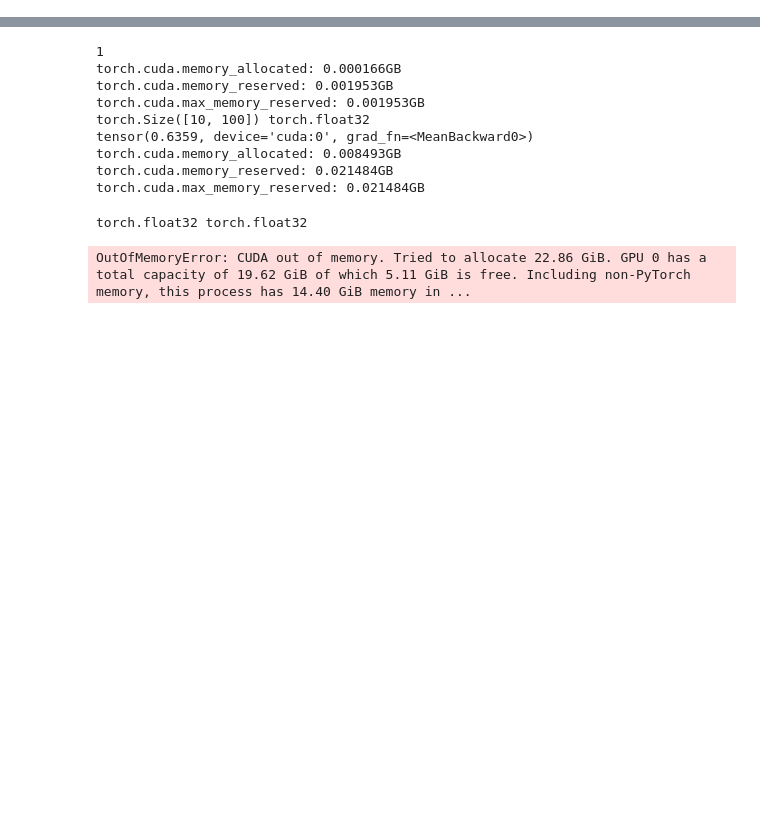
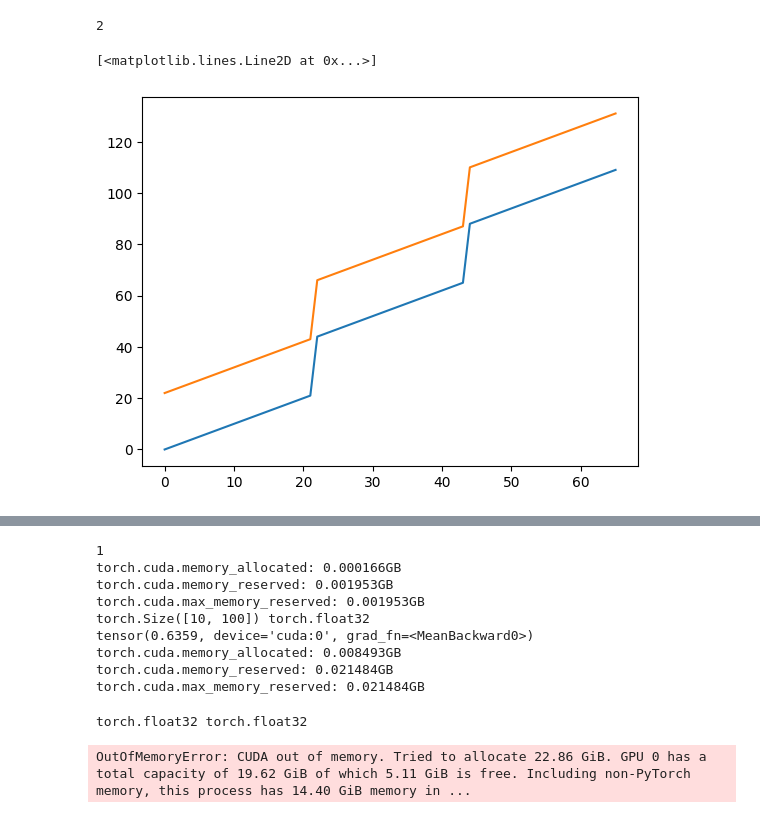
Before and after one commit to andigu/scaling, a Jupyter notebook: Untitled.ipynb, the cells around one changed output, grey strips where cells are left out. Drawn from its saved outputs; the diff is of its cells as text; code cells hidden in the pictures; blank space fills up the shorter version.

```diff
--- a/Untitled.ipynb
+++ b/Untitled.ipynb
@@ -142,7 +142,8 @@ class BivariateBicycleDataset(IterableDataset):
             'num_nodes': len(det),
             'num_edge_types': (len(all_edge_types) * 3),  # 3 for temporal [-1, 0, 1]
             'det_df': det,
-            'nb_counts': det_graph.groupby('detector_id')['detector_id_nb'].count().values
+            'nb_counts': det_graph.groupby('detector_id')['detector_id_nb'].count().values,
+            'det_graph': det_graph
         }
 
     @staticmethod
@@ -195,3 +196,56 @@ class BivariateBicycleDataset(IterableDataset):
 
             # Increment local sample count after generating batch
             self.local_sample_count += 1
+# %%
+ds = BivariateBicycleDataset(l=6, m=6, rounds_max=30)
+batch_size = 1
+detectors, logical_errors, (rounds, p), mt = ds.generate_batch(
+    ds.l, ds.m, ds.rounds_max, 1.0, batch_size
+)
+print(rounds)
+graph_structure = ds._build_spatiotemporal_graph_structure(rounds, mt)
+edge_indices, edge_types = graph_structure['edge_index'], graph_structure['edge_attr'] # (2, |E|), (|E|, )
+nb_counts = graph_structure['nb_counts']
+embedding_dim = 12
+num_nodes = detectors.shape[1]
+# %% [output]
+2
+# %%
+det = pd.DataFrame(mt.detectors)
+t0 = det[det['time'] == 1].copy()
+t0['time'] = 0
+t0['detector_id'] = -1
+tf = det[det['time'] == det['time'].max()]
+opposite_basis = t0[~t0['syndrome_id'].isin(tf['syndrome_id'].values)].copy()
+opposite_basis['time'] = det['time'].max()
+tf2 = t0.copy()
+tf2['time'] = det['time'].max()+1
+det = pd.concat([t0, det, opposite_basis, tf2]).sort_values(by=['time', 'syndrome_id']).reset_index(drop=True)
+
+graph_df = ds._static_graph_structure['graph_df']
+all_edge_types = ds._static_graph_structure['all_edge_types']
+det_graph = det.merge(graph_df, on='syndrome_id').merge(
+    det, left_on='neighbor_syndrome_id', right_on='syndrome_id', suffixes=('', '_nb')
+)
+
+# Filter temporal connections (allow connections within 1 time step)
+det_graph = det_graph[np.abs(det_graph['time'] - det_graph['time_nb']) <= 1]
+
+# Encode temporal information in edge types
+dt = det_graph['time_nb'] - det_graph['time'] + 1  # Maps [-1, 0, 1] to [0, 1, 2]
+det_graph['final_edge_type'] = dt * len(all_edge_types) + det_graph['edge_type']
+
+actual_graph = det_graph[det_graph['detector_id'] != -1]
+actual_graph = actual_graph.sort_values(['detector_id', 'final_edge_type'])
+
+edge_types = []
+for det_id, grp in actual_graph.groupby('detector_id'):
+    edge_types.append(tuple(grp['final_edge_type'].values))
+
+edge_types = Counter(edge_types)
+keys = list(edge_types.keys())
+plt.plot(keys[0])
+plt.plot(keys[1])
+# %% [output]
+[<matplotlib.lines.Line2D at 0x...>]
+[figure, added]
```
Also changed, not shown: parts of 2 cells of this notebook, 12 other files.
